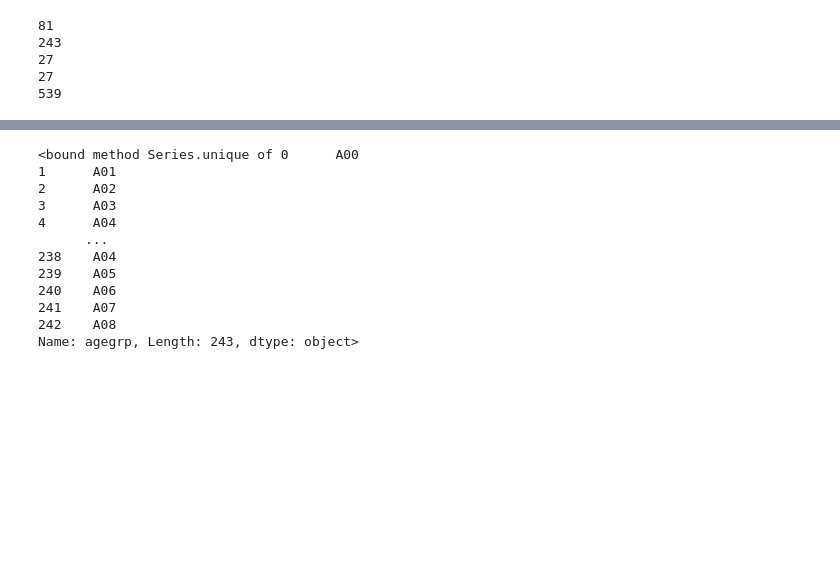
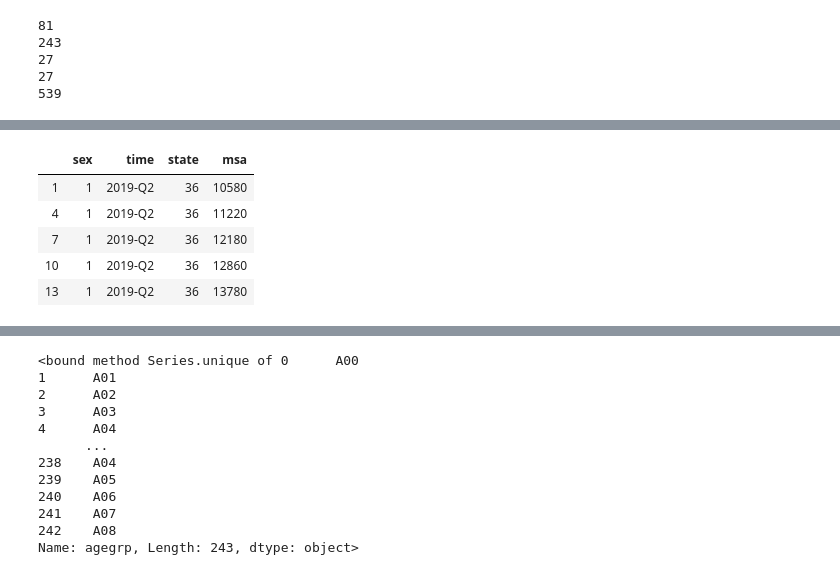
Before and after one commit to tolaoniyangi/capstone, a Jupyter notebook: capstone working.ipynb, the cells around one changed output, grey strips where cells are left out. Cells and saved outputs as stored; diff of their text form; code cells hidden in the pictures; blank space fills up the shorter version.

```diff
--- a/capstone working.ipynb
+++ b/capstone working.ipynb
@@ -383 +498,24 @@ print(len(acs5))
+# %%
+# qwi1.sort_values('metropolitan statistical area/micropolitan statistical area', ascending=False).head()
+
+#AGGREGATE QWI by MSA
+# print(qwi1['metropolitan statistical area/micropolitan statistical area'].unique)
+#new df with only
+selected = (qwi1[qwi1.sex == '1'])
+selected.head()
+
+#Make new columns for male and female
+#count the occurence of sex = 1 for male
+
+#count the occurence of sex = 2 for female
+
+# len(df[df['education'] == '9th'])
+# (df[education]=='9th').sum()
+# %% [output]
+|  | sex | time | state | msa |
+| 1 | 1 | 2019-Q2 | 36 | 10580 |
+| 4 | 1 | 2019-Q2 | 36 | 11220 |
+| 7 | 1 | 2019-Q2 | 36 | 12180 |
+| 10 | 1 | 2019-Q2 | 36 | 12860 |
+| 13 | 1 | 2019-Q2 | 36 | 13780 |
 # %%
```
Also changed, not shown: parts of 9 cells of this notebook, 1 other file.
